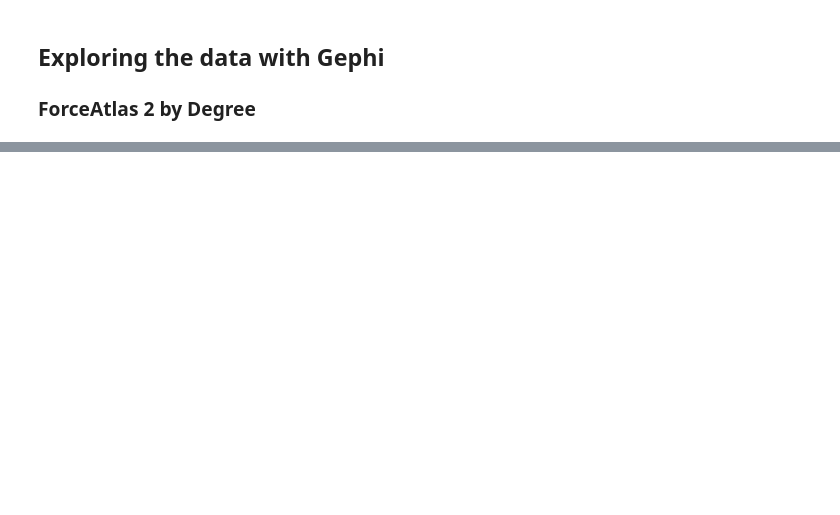
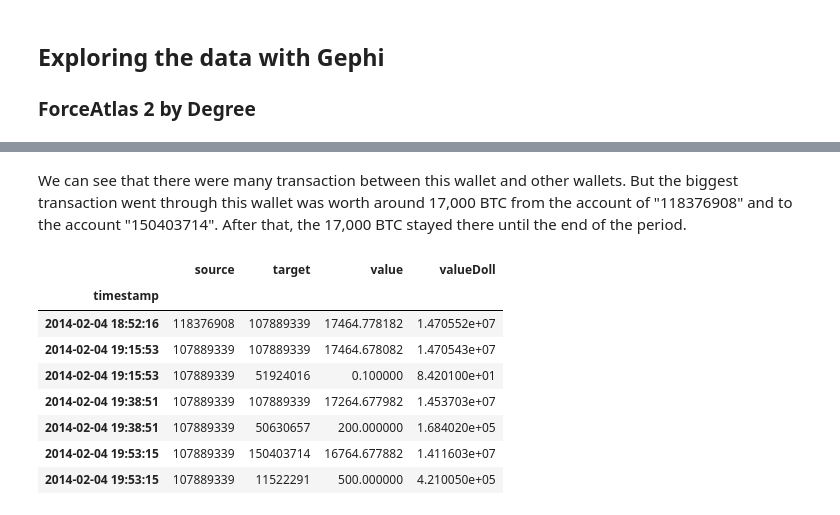
Before and after one commit to HongxiaTang/Mt.Gox, a Jupyter notebook: Viet's code/Project.ipynb, the cells around one changed output, grey strips where cells are left out. Saved outputs shown, nothing was run; the diff lists cells and outputs as text; code cells hidden in the pictures; blank space fills up the shorter version.

```diff
--- a/Viet's code/Project.ipynb
+++ b/Viet's code/Project.ipynb
@@ -133,0 +167,14 @@ From the graph, we can see that with the inclusion of the size effect, the big e
+# %% [markdown]
+We can see that there were many transaction between this wallet and other wallets. But the biggest transaction went through this wallet was worth around 17,000 BTC from the account of "118376908" and to the account "150403714". After that, the 17,000 BTC stayed there until the end of the period.
+# %%
+data[(data['source']=="107889339")|(data['target']=="107889339")]
+# %% [output]
+|  | source | target | value | valueDoll |
+| timestamp |  |  |  |  |
+| 2014-02-04 18:52:16 | 118376908 | 107889339 | 17464.778182 | 1.470552e+07 |
+| 2014-02-04 19:15:53 | 107889339 | 107889339 | 17464.678082 | 1.470543e+07 |
+| 2014-02-04 19:15:53 | 107889339 | 51924016 | 0.100000 | 8.420100e+01 |
+| 2014-02-04 19:38:51 | 107889339 | 107889339 | 17264.677982 | 1.453703e+07 |
+| 2014-02-04 19:38:51 | 107889339 | 50630657 | 200.000000 | 1.684020e+05 |
+| 2014-02-04 19:53:15 | 107889339 | 150403714 | 16764.677882 | 1.411603e+07 |
+| 2014-02-04 19:53:15 | 107889339 | 11522291 | 500.000000 | 4.210050e+05 |
```
Also changed, not shown: parts of 14 cells of this notebook.
